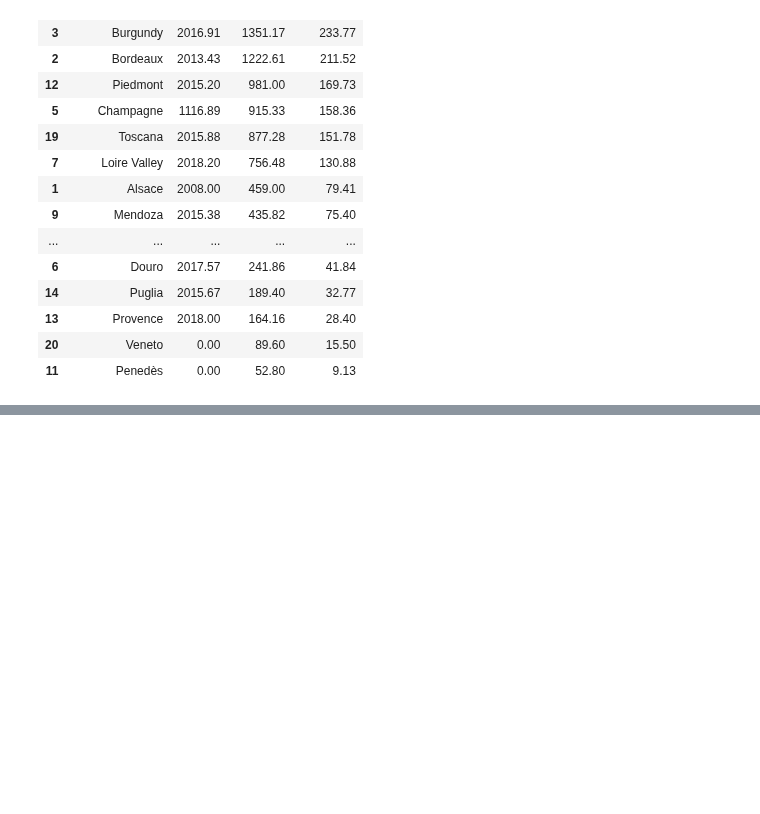
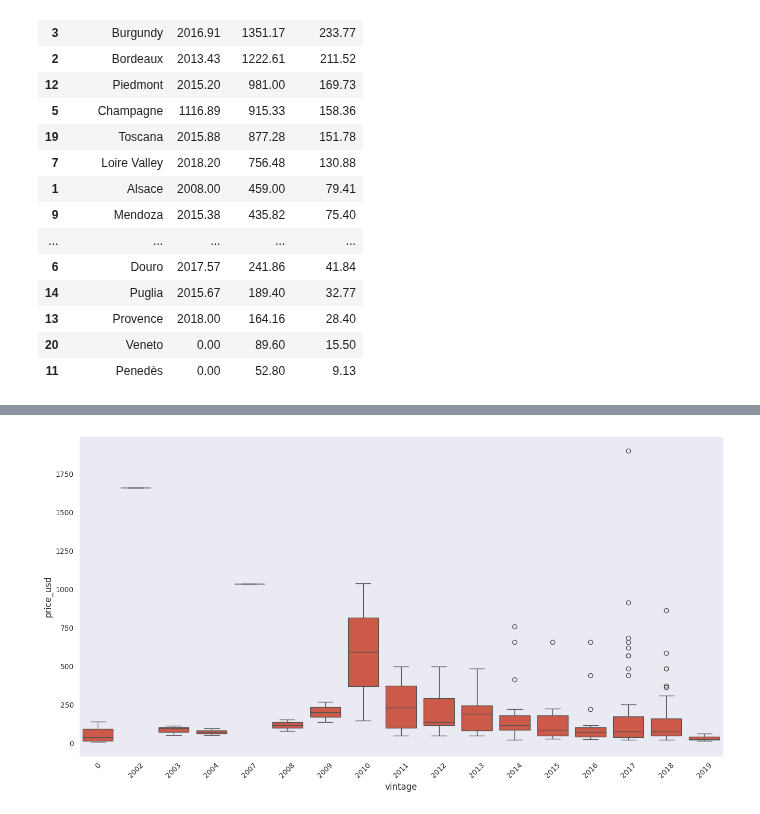
Before and after one commit to awildt01/Zeitreihenanalyse-zur-Nachfrageprognose., a Jupyter notebook: Zeitreihenanalyse_zur_Nachfrageprognose.ipynb, the cells around one changed output, grey strips where cells are left out. Saved outputs shown, nothing was run; the diff lists cells and outputs as text; code cells hidden in the pictures; blank space fills up the shorter version.

```diff
--- a/Zeitreihenanalyse_zur_Nachfrageprognose.ipynb
+++ b/Zeitreihenanalyse_zur_Nachfrageprognose.ipynb
@@ -492,0 +517,9 @@ round(mean_df.sort_values('price_usd', ascending=False),2)
+# %%
+# boxplots de preço por safra
+data = pd.concat([df_products_raw.price_usd, df_products_raw.vintage], axis=1)
+f, ax = plt.subplots(figsize=(16, 8))
+fig = sns.boxplot(x=df_products_raw.vintage, y=df_products_raw.price_usd, data=data)
+fig.axis();
+plt.xticks(rotation=45);
+# %% [output]
+[figure, added]
```
Also changed, not shown: parts of 12 cells of this notebook.
